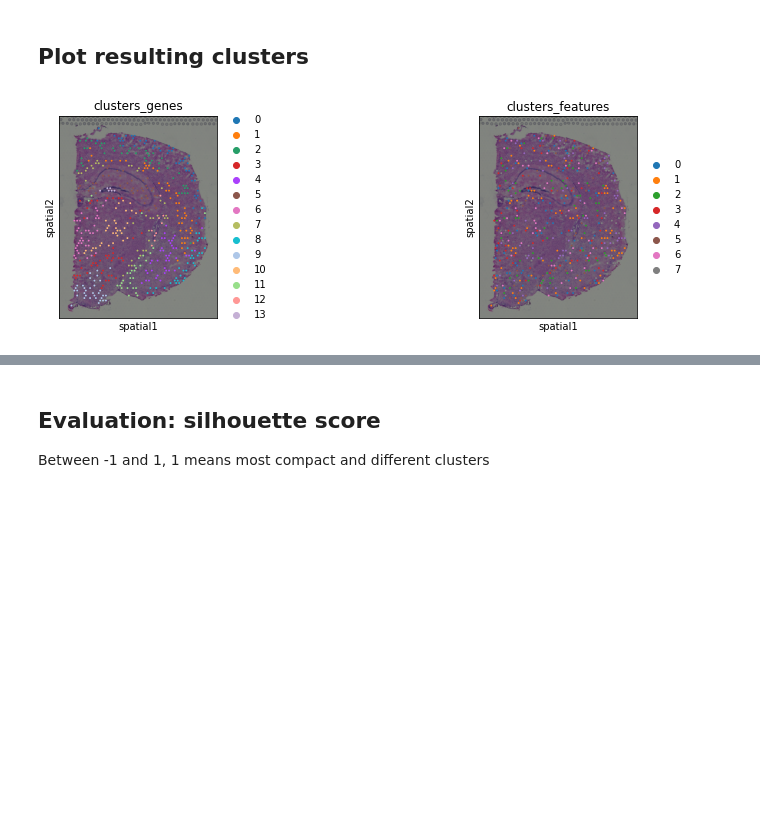
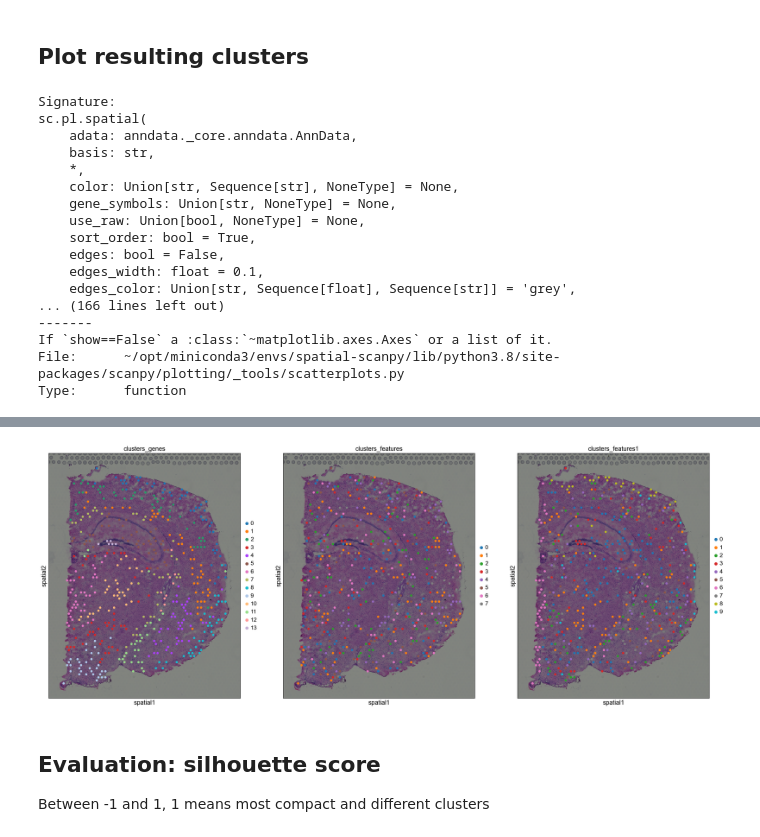
Before and after one commit to scverse/squidpy, a Jupyter notebook: notebooks/hs_feature_evaluation.ipynb, the cells around one changed output, grey strips where cells are left out. Cells and saved outputs as stored; diff of their text form; code cells hidden in the pictures; blank space fills up the shorter version.

Commit message:
add feature clustering to feature evaluation

```diff
--- a/notebooks/hs_feature_evaluation.ipynb
+++ b/notebooks/hs_feature_evaluation.ipynb
@@ -69,9 +69,34 @@ adata.obsm['X_features_pca'] = sc.pp.pca(adata.obsm['features'])
 sc.pp.neighbors(adata, use_rep='X_features_pca')
 adata.obsm['X_features_umap'] = sc.tl.umap(adata, copy=True).obsm['X_umap']
 sc.tl.leiden(adata, key_added='clusters_features')
+# %%
+adata.obsm['X_features1_pca'] = sc.pp.pca(adata.obsm['features1'])
+sc.pp.neighbors(adata, use_rep='X_features1_pca')
+adata.obsm['X_features1_umap'] = sc.tl.umap(adata, copy=True).obsm['X_umap']
+sc.tl.leiden(adata, key_added='clusters_features1')
 # %% [markdown]
 ## Plot resulting clusters
 # %%
-sc.pl.spatial(adata, color=['clusters_genes', 'clusters_features'])
+sc.pl.spatial?
 # %% [output]
-[figure, removed]
+Signature:
+sc.pl.spatial(
+    adata: anndata._core.anndata.AnnData,
+    basis: str,
+    *,
+    color: Union[str, Sequence[str], NoneType] = None,
+    gene_symbols: Union[str, NoneType] = None,
+    use_raw: Union[bool, NoneType] = None,
+    sort_order: bool = True,
+    edges: bool = False,
+    edges_width: float = 0.1,
+    edges_color: Union[str, Sequence[float], Sequence[str]] = 'grey',
+... (166 lines left out)
+-------
+If `show==False` a :class:`~matplotlib.axes.Axes` or a list of it.
+File:      ~/opt/miniconda3/envs/spatial-scanpy/lib/python3.8/site-packages/scanpy/plotting/_tools/scatterplots.py
+Type:      function
+# %%
+sc.set_figure_params(facecolor="white", figsize=(8, 15))
+sc.pl.spatial(adata, color=['clusters_genes', 'clusters_features', 'clusters_features1'], save='clustering_comparison.png')
+# %% [output]
@@ -78,3 +104,4 @@ sc.pl.spatial(adata, color=['clusters_genes', 'clusters_features'])
+[figure, added]
 # %% [markdown]
 ## Evaluation: silhouette score
 Between -1 and 1, 1 means most compact and different clusters
```
Also changed, not shown: parts of 1 cell of this notebook.
